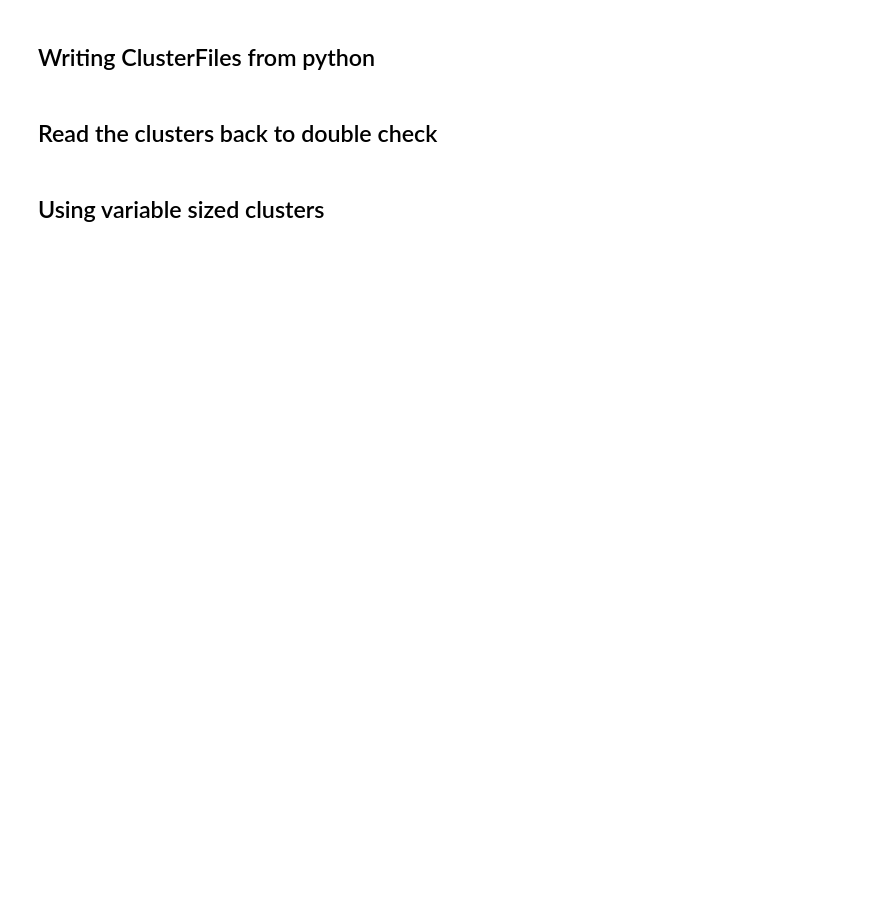
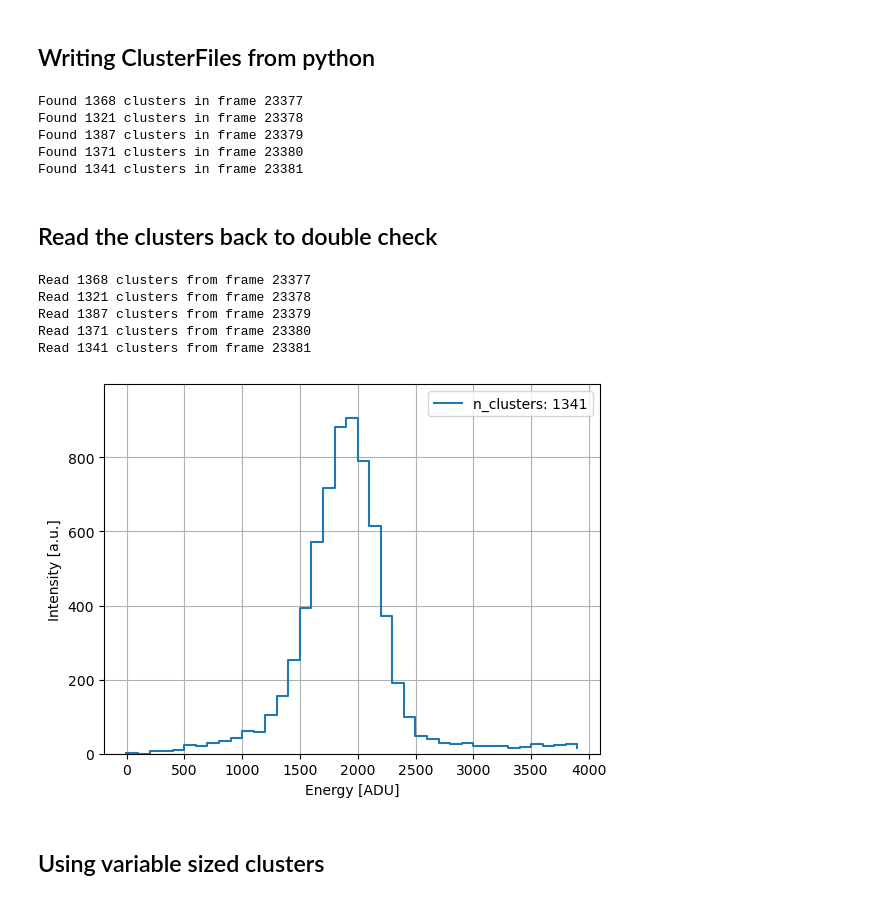
Before and after one commit to slsdetectorgroup/aare-notebooks, a Jupyter notebook: 02-ClusterFinder.ipynb, the cells around one changed output. Saved outputs shown, nothing was run; the diff lists cells and outputs as text; code cells hidden in the pictures; blank space fills up the shorter version.

```diff
--- a/02-ClusterFinder.ipynb
+++ b/02-ClusterFinder.ipynb
@@ -143,34 +143,47 @@ fig.colorbar(mesh)
 # %% [markdown]
 ## Writing ClusterFiles from python
 # %%
-# #Not needed, just here for reproducibility when executing the cell over and over
-# f.seek(n_frames_pd)
-# n_frames = 5
+#Not needed, just here for reproducibility when executing the cell over and over
+f.seek(n_frames_pd)
+n_frames = 5
 
-# with ClusterFile(base/'Moench03new/test.clust', mode = 'w') as cluster_file:
-#     for i in range(n_frames):
-#         frame_number = f.frame_number()
-#         cf.find_clusters(f.read_frame())
-#         clusters = cf.steal_clusters()
-#         print(f'Found {clusters.size} clusters in frame {frame_number}')
-#         cluster_file.write_frame(frame_number, clusters)
+with ClusterFile(base/'Moench03new/test.clust', mode = 'w') as cluster_file:
+    for i in range(n_frames):
+        frame_number = f.frame_number()
+        cf.find_clusters(f.read_frame())
+        clusters = cf.steal_clusters()
+        print(f'Found {clusters.size} clusters in frame {frame_number}')
+        cluster_file.write_frame(frame_number, clusters)
+# %% [output]
+Found 1368 clusters in frame 23377
+Found 1321 clusters in frame 23378
+Found 1387 clusters in frame 23379
+Found 1371 clusters in frame 23380
+Found 1341 clusters in frame 23381
 # %% [markdown]
 ## Read the clusters back to double check
 # %%
-# hist1 = bh.Histogram(bh.axis.Regular(40, -2, 4000))
+hist1 = bh.Histogram(bh.axis.Regular(40, -2, 4000))
 
-# with ClusterFile(base/'Moench03new/test.clust') as cluster_file:
-#     #Not possible to know the number of frames without
-#     #looping on the old cluster file
-#     for i in range(n_frames):
-#         frame_number, clusters = cluster_file.read_frame()
-#         print(f'Read {clusters.size} clusters from frame {frame_number}')
-#         hist1.fill(clusters['data'].sum(axis = 1))
+with ClusterFile(base/'Moench03new/test.clust') as cluster_file:
+    #Not possible to know the number of frames without
+    #looping on the old cluster file
+    for i in range(n_frames):
+        frame_number, clusters = cluster_file.read_frame()
+        print(f'Read {clusters.size} clusters from frame {frame_number}')
+        hist1.fill(clusters['data'].sum(axis = 1))
 
-# fig, ax = plt.subplots()
-# ax.step(hist1.axes[0].edges[:-1], hist1.values(), where="post", label = f'n_clusters: {clusters.size}');
-# ax.set_xlabel('Energy [ADU]')
-# ax.set_ylabel('Intensity [a.u.]');
-# ax.legend()
-# ax.set_ylim(0, hist1.values().max()*1.1)
-# ax.grid()
+fig, ax = plt.subplots()
+ax.step(hist1.axes[0].edges[:-1], hist1.values(), where="post", label = f'n_clusters: {clusters.size}');
+ax.set_xlabel('Energy [ADU]')
+ax.set_ylabel('Intensity [a.u.]');
+ax.legend()
+ax.set_ylim(0, hist1.values().max()*1.1)
+ax.grid()
+# %% [output]
+Read 1368 clusters from frame 23377
+Read 1321 clusters from frame 23378
+Read 1387 clusters from frame 23379
+Read 1371 clusters from frame 23380
+Read 1341 clusters from frame 23381
+[figure, added]
```
Also changed, not shown: parts of 8 cells of this notebook, 1 other file.
